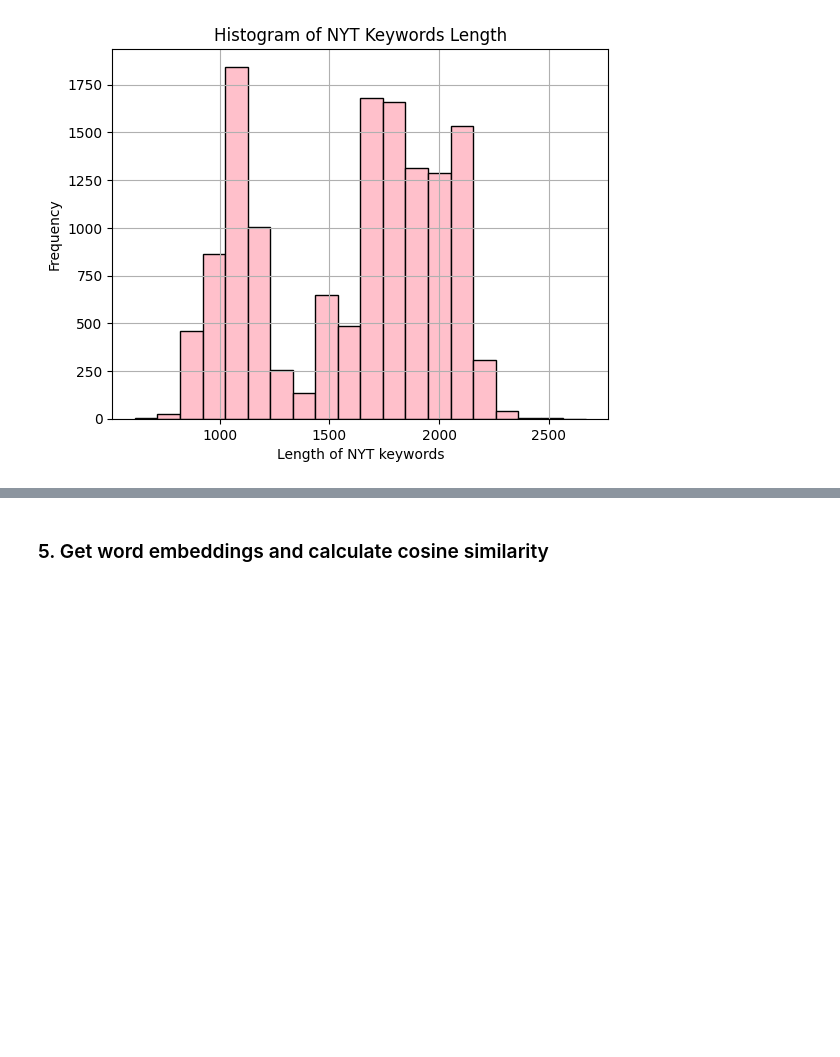
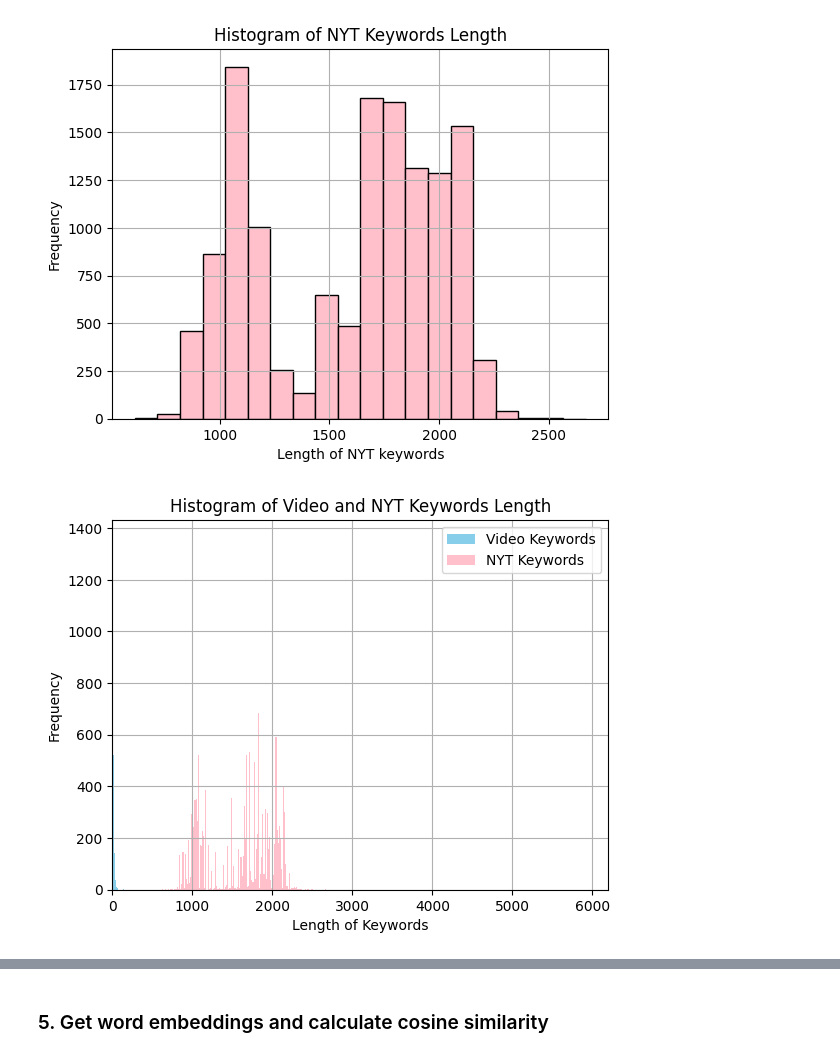
Before and after one commit to jyontika/CS315-Project-2, a Jupyter notebook: analysis/nyt-analysis.ipynb, the cells around one changed output, grey strips where cells are left out. Drawn from its saved outputs; the diff is of its cells as text; code cells hidden in the pictures; blank space fills up the shorter version.

```diff
--- a/analysis/nyt-analysis.ipynb
+++ b/analysis/nyt-analysis.ipynb
@@ -351,6 +351,31 @@ plt.grid(True)
 plt.show()
 # %% [output]
 [figure]
+# %%
+# Calculate the length of each string in the 'video_keywords' and 'nyt_keywords' columns
+video_keyword_lengths = comparison_df['video_keywords'].apply(len)
+nyt_keyword_lengths = comparison_df['nyt_keywords'].apply(len)
+
+# Create a histogram for video keywords
+plt.hist(video_keyword_lengths, bins=150, color='skyblue', label='Video Keywords')
+
+# Create a histogram for NYT keywords
+plt.hist(nyt_keyword_lengths, bins=150, color='pink', label='NYT Keywords')
+
+
+plt.xlim(0, 6200)
+
+# Set labels and title
+plt.xlabel('Length of Keywords')
+plt.ylabel('Frequency')
+plt.title('Histogram of Video and NYT Keywords Length')
+
+plt.legend()
+
+plt.grid(True)
+plt.show()
+# %% [output]
+[figure, added]
 # %%
 comparison_df_filtered = comparison_df[comparison_df['nyt_keywords'].apply(len) <= 1000].copy()
 # %%
```
Also changed, not shown: parts of 10 cells of this notebook, 3 other files.
